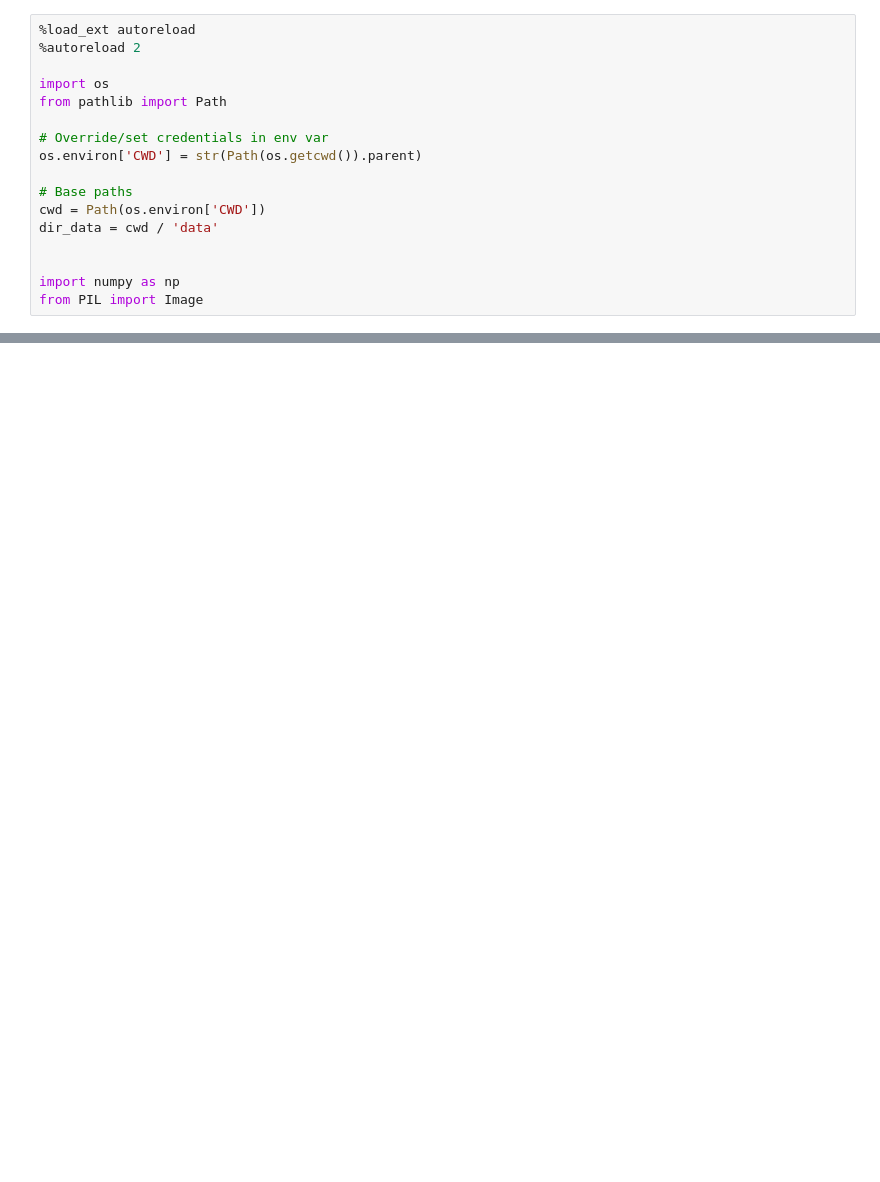
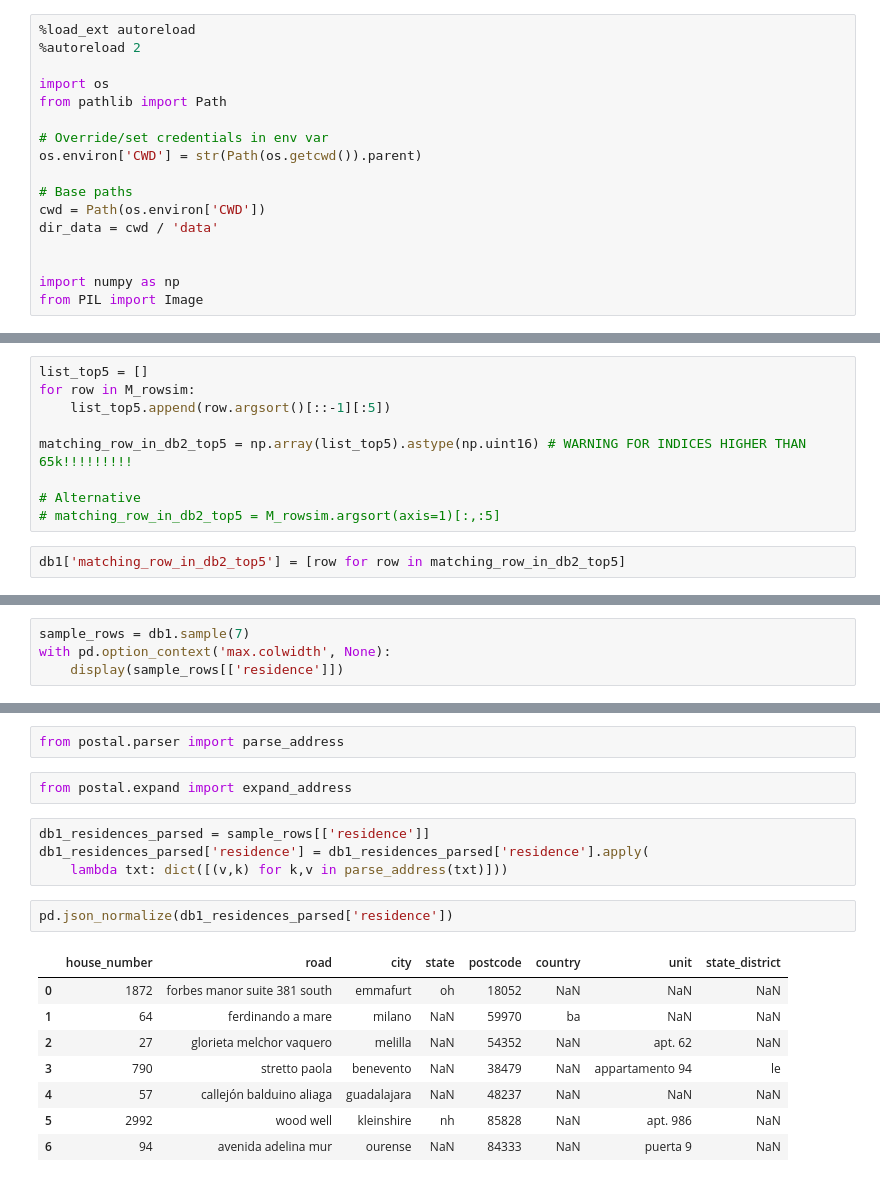
Before and after one commit to ivsanro1/research, a Jupyter notebook: record_linkage/content_aware_column_match_detection_between_databases.ipynb, the cells around one changed output, grey strips where cells are left out. Drawn from its saved outputs; the diff is of its cells as text; blank space fills up the shorter version.

```diff
--- a/record_linkage/content_aware_column_match_detection_between_databases.ipynb
+++ b/record_linkage/content_aware_column_match_detection_between_databases.ipynb
@@ -210,0 +250,11 @@ matched
+# %%
+list_top5 = []
+for row in M_rowsim:
+    list_top5.append(row.argsort()[::-1][:5])
+
+matching_row_in_db2_top5 = np.array(list_top5).astype(np.uint16) # WARNING FOR INDICES HIGHER THAN 65k!!!!!!!!!
+
+# Alternative
+# matching_row_in_db2_top5 = M_rowsim.argsort(axis=1)[:,:5]
+# %%
+db1['matching_row_in_db2_top5'] = [row for row in matching_row_in_db2_top5]
@@ -210,0 +382,4 @@ matched
+# %%
+sample_rows = db1.sample(7)
+with pd.option_context('max.colwidth', None):
+    display(sample_rows[['residence']])
@@ -210,0 +395,19 @@ matched
+# %%
+from postal.parser import parse_address
+# %%
+from postal.expand import expand_address
+# %%
+db1_residences_parsed = sample_rows[['residence']]
+db1_residences_parsed['residence'] = db1_residences_parsed['residence'].apply(
+    lambda txt: dict([(v,k) for k,v in parse_address(txt)]))
+# %%
+pd.json_normalize(db1_residences_parsed['residence'])
+# %% [output]
+|  | house_number | road | city | state | postcode | country | unit | state_district |
+| 0 | 1872 | forbes manor suite 381 south | emmafurt | oh | 18052 | NaN | NaN | NaN |
+| 1 | 64 | ferdinando a mare | milano | NaN | 59970 | ba | NaN | NaN |
+| 2 | 27 | glorieta melchor vaquero | melilla | NaN | 54352 | NaN | apt. 62 | NaN |
+| 3 | 790 | stretto paola | benevento | NaN | 38479 | NaN | appartamento 94 | le |
+| 4 | 57 | callejón balduino aliaga | guadalajara | NaN | 48237 | NaN | NaN | NaN |
+| 5 | 2992 | wood well | kleinshire | nh | 85828 | NaN | apt. 986 | NaN |
+| 6 | 94 | avenida adelina mur | ourense | NaN | 84333 | NaN | puerta 9 | NaN |
```
Also changed, not shown: parts of 56 cells of this notebook.
